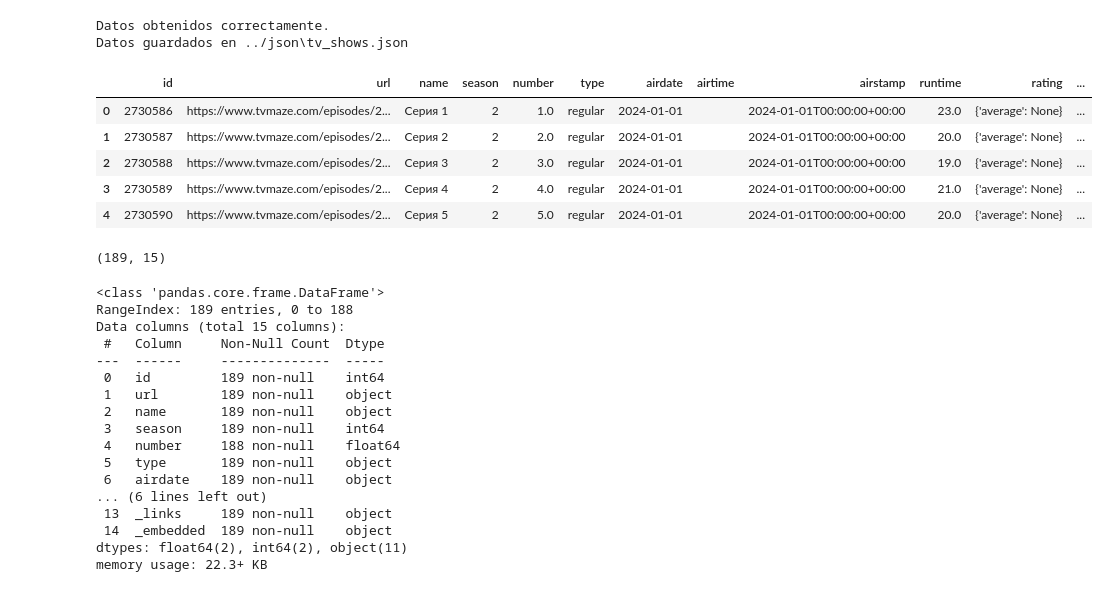
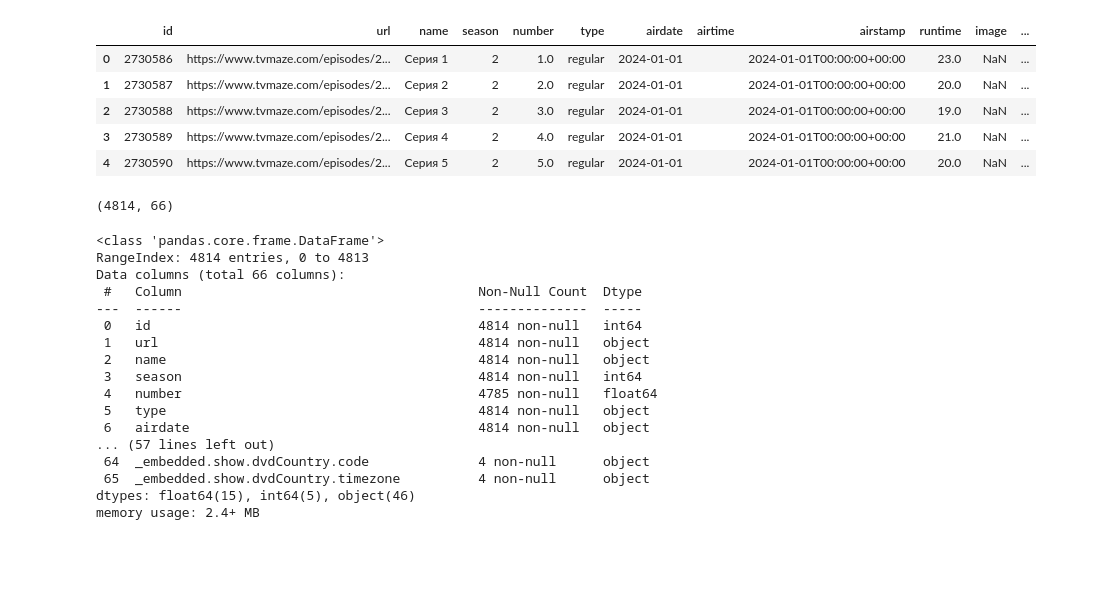
Before and after one commit to karenmejia/Prueba_Lulo_Bank, a Jupyter notebook: src/main.ipynb, the cells around one changed output. Cells and saved outputs as stored; diff of their text form; code cells hidden in the pictures; blank space fills up the shorter version.

```diff
--- a/src/main.ipynb
+++ b/src/main.ipynb
@@ -5,44 +9,40 @@ from ydata_profiling import ProfileReport
+# %%
+pd.set_option('display.max_columns', 70)
 # %%
-# Instancia de APIExtraction
-api = APIExtraction(base_url="http://api.tvmaze.com/schedule/web", save_directory="../json")
-#datos = api.fetch_data("2024-01-01")
-api.save_json(datos, "series_2024-01-01.json")
+main_path = constants.main_path.value
+json_path = os.path.join(main_path, 'json')
 
 # Procesar datos
-processor = DataProcessor("../json/tv_shows.json")
-df = processor.load_data()
-#df_cleaned = processor.clean_data(df)
+df = normalize(json_path)
 df.head()
 # %% [output]
-Datos obtenidos correctamente.
-Datos guardados en ../json\tv_shows.json
-|  | id | url | name | season | number | type | airdate | airtime | airstamp | runtime | rating | ... |
-| 0 | 2730586 | https://www.tvmaze.com/episodes/2... | Серия 1 | 2 | 1.0 | regular | 2024-01-01 |  | 2024-01-01T00:00:00+00:00 | 23.0 | {'average': None} | ... |
-| 1 | 2730587 | https://www.tvmaze.com/episodes/2... | Серия 2 | 2 | 2.0 | regular | 2024-01-01 |  | 2024-01-01T00:00:00+00:00 | 20.0 | {'average': None} | ... |
-| 2 | 2730588 | https://www.tvmaze.com/episodes/2... | Серия 3 | 2 | 3.0 | regular | 2024-01-01 |  | 2024-01-01T00:00:00+00:00 | 19.0 | {'average': None} | ... |
-| 3 | 2730589 | https://www.tvmaze.com/episodes/2... | Серия 4 | 2 | 4.0 | regular | 2024-01-01 |  | 2024-01-01T00:00:00+00:00 | 21.0 | {'average': None} | ... |
-| 4 | 2730590 | https://www.tvmaze.com/episodes/2... | Серия 5 | 2 | 5.0 | regular | 2024-01-01 |  | 2024-01-01T00:00:00+00:00 | 20.0 | {'average': None} | ... |
+|  | id | url | name | season | number | type | airdate | airtime | airstamp | runtime | image | ... |
+| 0 | 2730586 | https://www.tvmaze.com/episodes/2... | Серия 1 | 2 | 1.0 | regular | 2024-01-01 |  | 2024-01-01T00:00:00+00:00 | 23.0 | NaN | ... |
+| 1 | 2730587 | https://www.tvmaze.com/episodes/2... | Серия 2 | 2 | 2.0 | regular | 2024-01-01 |  | 2024-01-01T00:00:00+00:00 | 20.0 | NaN | ... |
+| 2 | 2730588 | https://www.tvmaze.com/episodes/2... | Серия 3 | 2 | 3.0 | regular | 2024-01-01 |  | 2024-01-01T00:00:00+00:00 | 19.0 | NaN | ... |
+| 3 | 2730589 | https://www.tvmaze.com/episodes/2... | Серия 4 | 2 | 4.0 | regular | 2024-01-01 |  | 2024-01-01T00:00:00+00:00 | 21.0 | NaN | ... |
+| 4 | 2730590 | https://www.tvmaze.com/episodes/2... | Серия 5 | 2 | 5.0 | regular | 2024-01-01 |  | 2024-01-01T00:00:00+00:00 | 20.0 | NaN | ... |
 # %%
 df.shape
 # %% [output]
-(189, 15)
+(4814, 66)
 # %%
 df.info()
 # %% [output]
 <class 'pandas.core.frame.DataFrame'>
-RangeIndex: 189 entries, 0 to 188
-Data columns (total 15 columns):
- #   Column     Non-Null Count  Dtype
----  ------     --------------  -----
- 0   id         189 non-null    int64
- 1   url        189 non-null    object
- 2   name       189 non-null    object
- 3   season     189 non-null    int64
- 4   number     188 non-null    float64
- 5   type       189 non-null    object
- 6   airdate    189 non-null    object
-... (6 lines left out)
- 13  _links     189 non-null    object
- 14  _embedded  189 non-null    object
-dtypes: float64(2), int64(2), object(11)
-memory usage: 22.3+ KB
+RangeIndex: 4814 entries, 0 to 4813
+Data columns (total 66 columns):
+ #   Column                                      Non-Null Count  Dtype
+---  ------                                      --------------  -----
+ 0   id                                          4814 non-null   int64
+ 1   url                                         4814 non-null   object
+ 2   name                                        4814 non-null   object
+ 3   season                                      4814 non-null   int64
+ 4   number                                      4785 non-null   float64
+ 5   type                                        4814 non-null   object
+ 6   airdate                                     4814 non-null   object
+... (57 lines left out)
+ 64  _embedded.show.dvdCountry.code              4 non-null      object
+ 65  _embedded.show.dvdCountry.timezone          4 non-null      object
+dtypes: float64(15), int64(5), object(46)
+memory usage: 2.4+ MB
```
Also changed, not shown: parts of 5 cells of this notebook, 36 other files.
